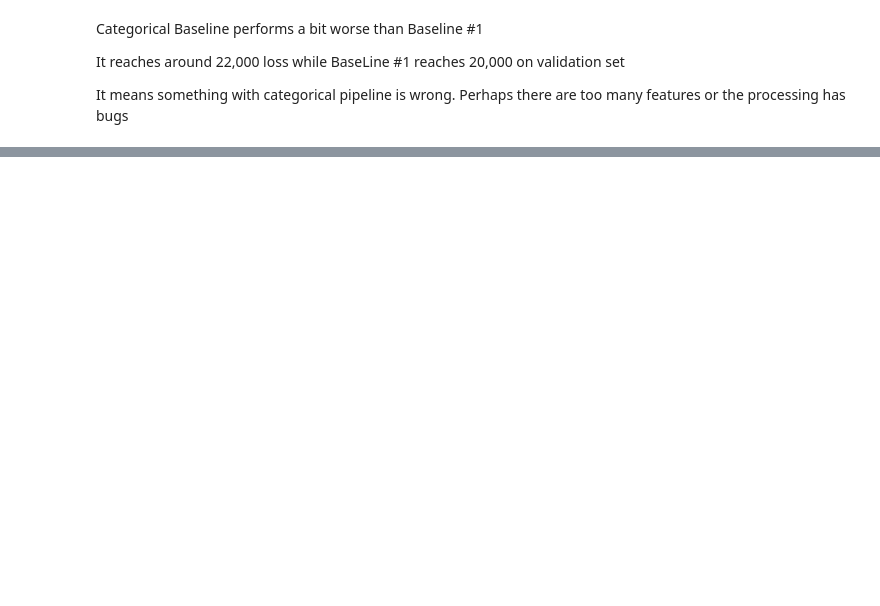
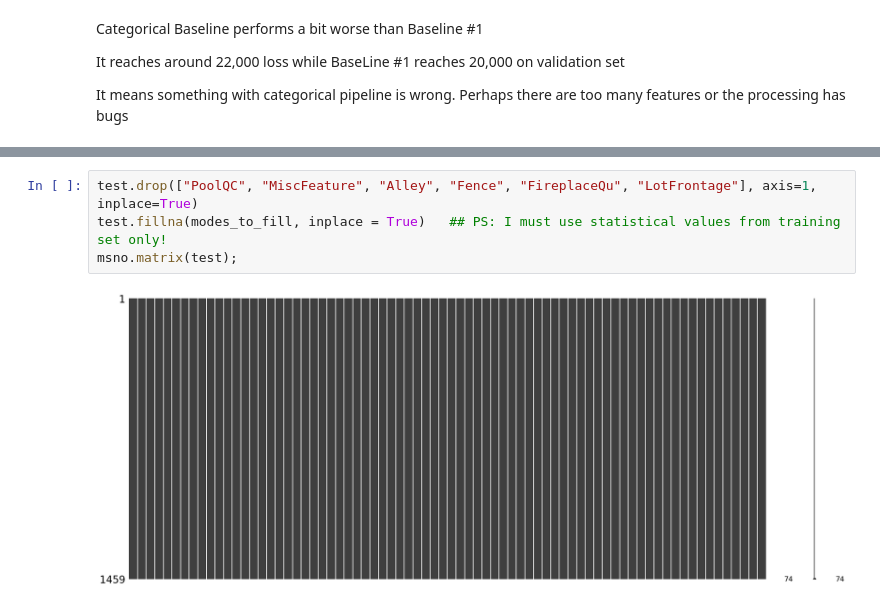
Before and after one commit to Nik-Kras/Kaggle_House_Prising, a Jupyter notebook: Basemodel_2_numerical_and_categorical.ipynb, the cells around one changed output, grey strips where cells are left out. Drawn from its saved outputs; the diff is of its cells as text; blank space fills up the shorter version.

```diff
--- a/Basemodel_2_numerical_and_categorical.ipynb
+++ b/Basemodel_2_numerical_and_categorical.ipynb
@@ -298,0 +344,6 @@ It means something with categorical pipeline is wrong. Perhaps there are too man
+# %%
+test.drop(["PoolQC", "MiscFeature", "Alley", "Fence", "FireplaceQu", "LotFrontage"], axis=1, inplace=True)
+test.fillna(modes_to_fill, inplace = True)   ## PS: I must use statistical values from training set only!
+msno.matrix(test);
+# %% [output]
+[figure, added]
```
Also changed, not shown: parts of 22 cells of this notebook, 5 other files.
